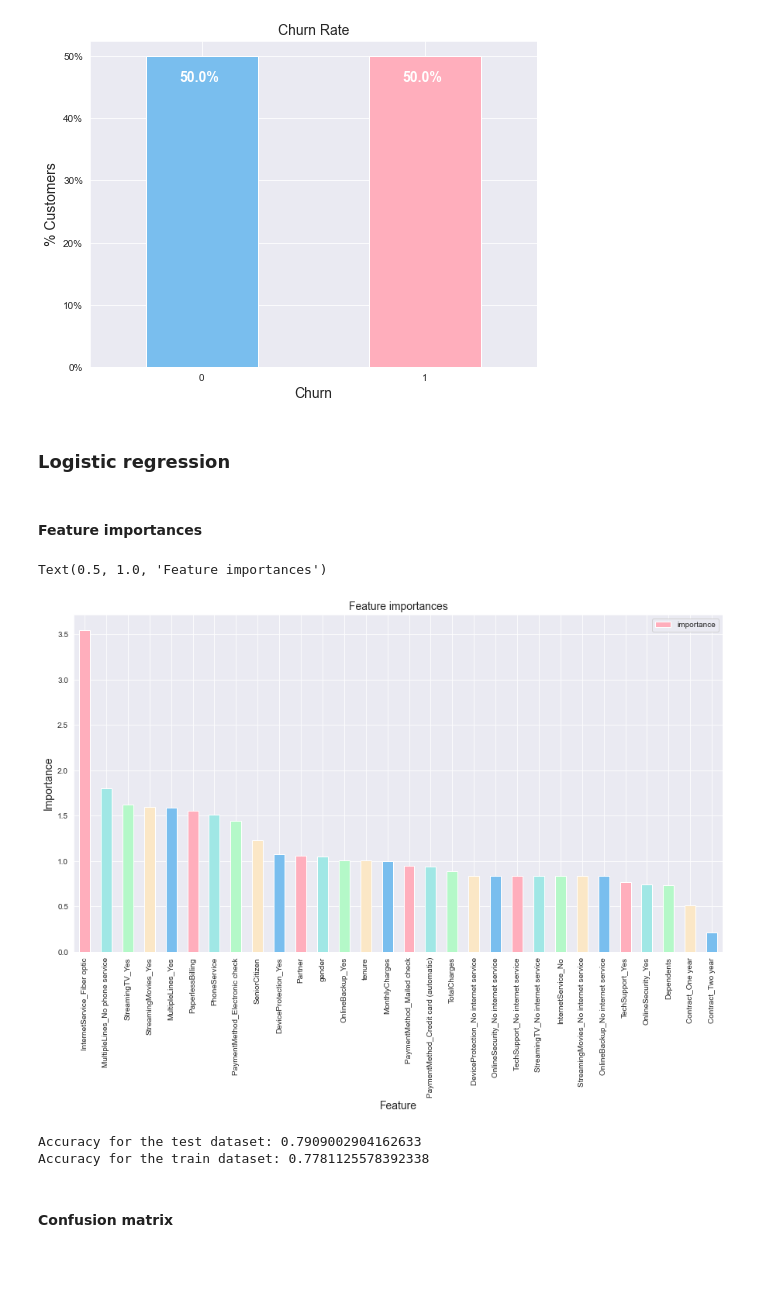
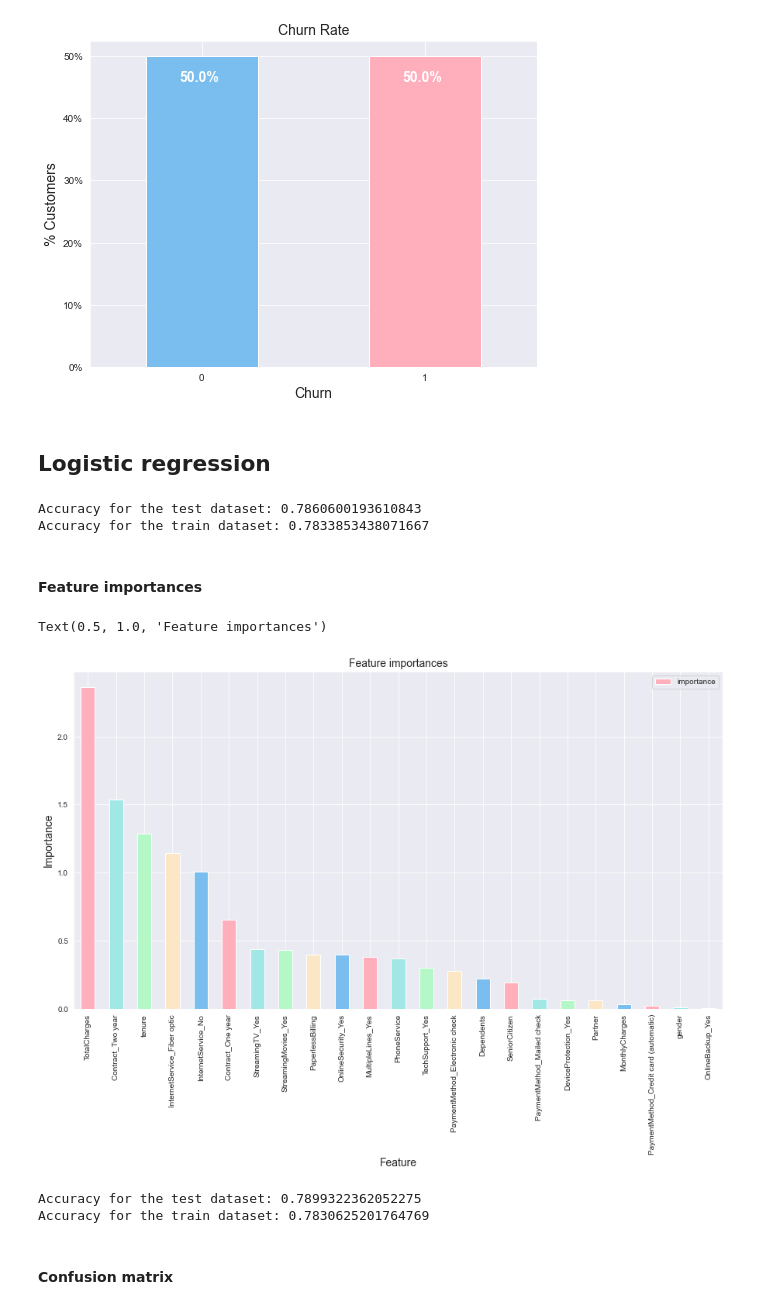
Before and after one commit to Jihed503/CodeClause, a Jupyter notebook: TASK1-Churn_Prediction_in_Telecom_Industry_using_Logistic_Regression/Churn_Prediction_in_Telecom_Industry_using_Logistic_Regression.ipynb, the cells around one changed output. Drawn from its saved outputs; the diff is of its cells as text; code cells hidden in the pictures; blank space fills up the shorter version.

```diff
--- a/TASK1-Churn_Prediction_in_Telecom_Industry_using_Logistic_Regression/Churn_Prediction_in_Telecom_Industry_using_Logistic_Regression.ipynb
+++ b/TASK1-Churn_Prediction_in_Telecom_Industry_using_Logistic_Regression/Churn_Prediction_in_Telecom_Industry_using_Logistic_Regression.ipynb
@@ -162,2 +160,3 @@ Correlation between monthly_charges and Total_charges
 # %%
-df[['MonthlyCharges','TotalCharges', 'tenure']].corr()
+cor_matrix = df.corr().abs()
+upper_tri = cor_matrix.where(np.triu(np.ones(cor_matrix.shape),k=1).astype(bool))
@@ -173,0 +172,5 @@ heatmap.set_title('Correlation Heatmap', fontdict={'fontsize':18}, pad=12);
+# %%
+to_drop = [column for column in upper_tri.columns if any(upper_tri[column] > 0.95)]
+print("Columns to drop: ")
+for c in to_drop :
+    print(c)
@@ -174,3 +186,5 @@ heatmap.set_title('Correlation Heatmap', fontdict={'fontsize':18}, pad=12);
+# %%
+df = df.drop(to_drop, axis=1)
 # %% [markdown]
 Correlation of Churn with other features
 # %%
@@ -323,7 +348,7 @@ sns.kdeplot(data=old)
 For better results of our models our numeric data should be scaled. So we will try to use MinMaxScaler.
 # %%
 scaler = MinMaxScaler()
-#df[numeric_columns] = scaler.fit_transform(df[numeric_columns])
+df[numeric_columns] = scaler.fit_transform(df[numeric_columns])
 # %%
 df[numeric_columns].describe()
 # %% [output]
@@ -363,31 +388,31 @@ churn_rate(pd.Series(y))
 # %% [output]
 [figure]
 # %% [markdown]
-### Logistic regression
+## Logistic regression
 # %%
 log_reg = LogisticRegression(max_iter=10000, random_state=777)
 log_reg.fit(X_train,y_train)
 y_pred = log_reg.predict(X_test)
 y_pred_train = log_reg.predict(X_train)
+# %%
+print('Accuracy for the test dataset: {}'.format(accuracy_score(y_test, y_pred)))
+print('Accuracy for the train dataset: {}'.format(accuracy_score(y_train, y_pred_train)))
+# %% [output]
+Accuracy for the test dataset: 0.7860600193610843
+Accuracy for the train dataset: 0.7833853438071667
 # %% [markdown]
 #### Feature importances
 # %%
 colors=['#FFAEBC','#A0E7E5', '#B4F8C8', '#FBE7C6', '#79BEEE']
 
 feature_importance = pd.DataFrame(log_reg.feature_names_in_, columns = ["Feature"])
-feature_importance["importance"] = pow(math.e, log_reg.coef_[0])
+feature_importance["importance"] = abs(log_reg.coef_[0])
 feature_importance = feature_importance.sort_values(by = ["importance"], ascending=False)
 
 ax = feature_importance.plot(x='Feature', y='importance', kind='bar', color = colors,figsize = (15,8))
 ax.set_ylabel('Importance',size = 14)
 ax.set_xlabel('Feature',size = 14)
 ax.set_title('Feature importances', size = 14)
 # %% [output]
 Text(0.5, 1.0, 'Feature importances')
-[figure, old version]
+[figure, new version]
-# %%
-print('Accuracy for the test dataset: {}'.format(accuracy_score(y_test, y_pred)))
-print('Accuracy for the train dataset: {}'.format(accuracy_score(y_train, y_pred_train)))
-# %% [output]
-Accuracy for the test dataset: 0.7909002904162633
-Accuracy for the train dataset: 0.7781125578392338
@@ -394,3 +426,9 @@ Accuracy for the train dataset: 0.7781125578392338
+# %%
+print('Accuracy for the test dataset: {}'.format(accuracy_score(y_test, y_pred)))
+print('Accuracy for the train dataset: {}'.format(accuracy_score(y_train, y_pred_train)))
+# %% [output]
+Accuracy for the test dataset: 0.7899322362052275
+Accuracy for the train dataset: 0.7830625201764769
 # %% [markdown]
 #### Confusion matrix
 # %%
```
Also changed, not shown: parts of 14 cells of this notebook, 1 other file.
